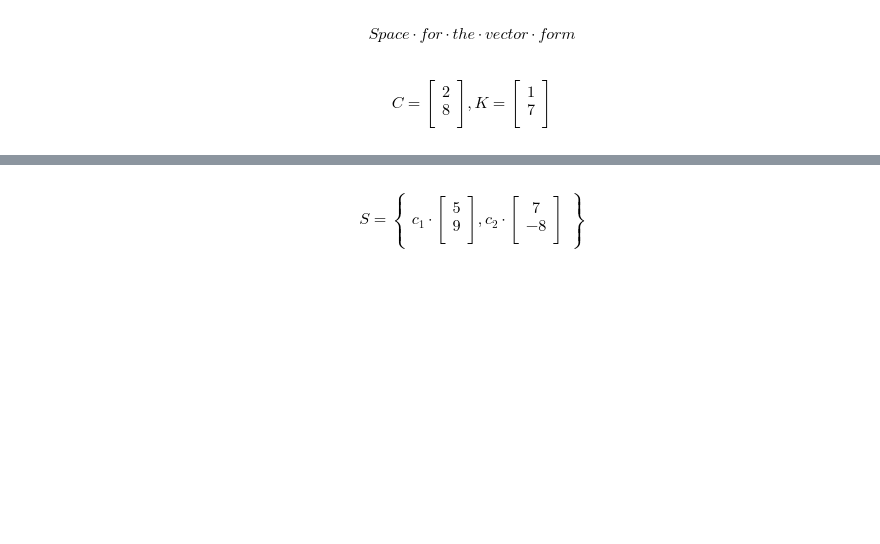
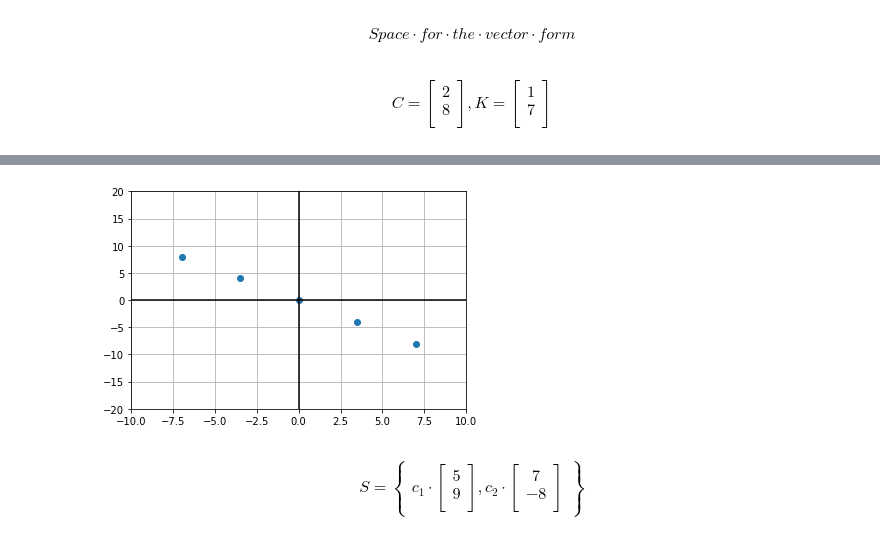
Before and after one commit to ckxmrls/kayedocs, a Jupyter notebook: Assignment_10__MORALES.ipynb, the cells around one changed output, grey strips where cells are left out. Cells and saved outputs as stored; diff of their text form; code cells hidden in the pictures; blank space fills up the shorter version.

```diff
--- a/Assignment_10__MORALES.ipynb
+++ b/Assignment_10__MORALES.ipynb
@@ -135,3 +148,16 @@ $$C = \begin{bmatrix} 2\\8 \\\end{bmatrix} , K = \begin{bmatrix} 1\\7 \\\end{bma
+# %%
+c = np.arange(-5,15,0.5)
+
+plt.scatter(c*vectY[0],c*vectY[1])
+
+plt.xlim(-10,10)
+plt.ylim(-20,20)
+plt.axhline(y=0, color='k')
+plt.axvline(x=0, color='k')
+plt.grid()
+plt.show()
+# %% [output]
+[figure, added]
 # %% [markdown]
 $$S = \begin{Bmatrix} c_1 \cdot\begin{bmatrix} 5\\9\\\end{bmatrix},
 c_2 \cdot \begin{bmatrix} 7\\-8 \\\end{bmatrix}\end{Bmatrix} $$
```
Also changed, not shown: parts of 1 cell of this notebook.
